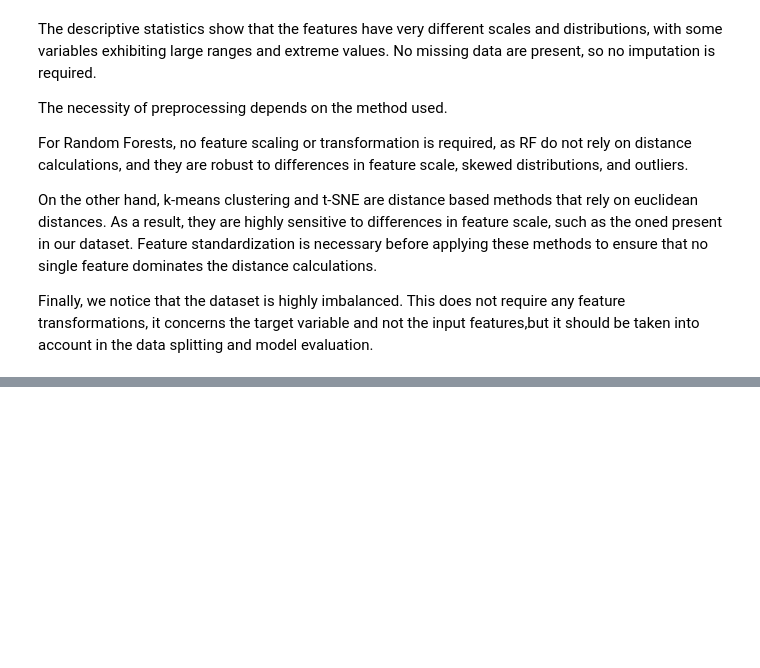
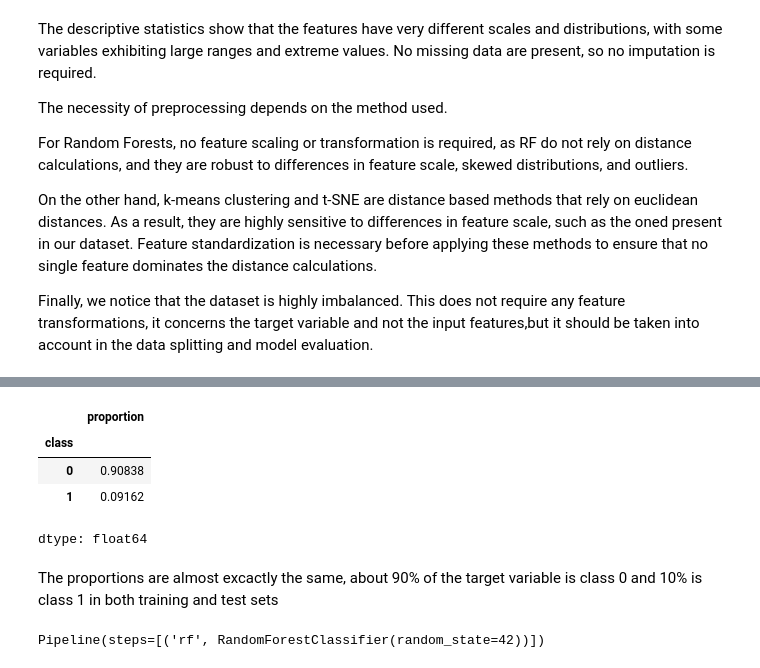
Before and after one commit to giannismantzaris-cmd/DAMA61, a Jupyter notebook: Mantzaris_WA3.ipynb, the cells around one changed output, grey strips where cells are left out. Drawn from its saved outputs; the diff is of its cells as text; code cells hidden in the pictures; blank space fills up the shorter version.

```diff
--- a/Mantzaris_WA3.ipynb
+++ b/Mantzaris_WA3.ipynb
@@ -335,0 +368,16 @@ Finally, we notice that the dataset is highly imbalanced. This does not require
+# %%
+y_test.value_counts(normalize=True)
+# %% [output]
+|  | proportion |
+| class |  |
+| 0 | 0.90838 |
+| 1 | 0.09162 |
+dtype: float64
+# %% [markdown]
+The proportions are almost excactly the same, about 90% of the target variable is class 0 and 10% is class 1 in both training and test sets
+# %%
+#design a pipeline consisting of all necessary preprocessing followed by a Random Forest classifier.
+rf_pipe = Pipeline(steps=[("rf", RandomForestClassifier(random_state=42,))])
+rf_pipe
+# %% [output]
+Pipeline(steps=[('rf', RandomForestClassifier(random_state=42))])
```
Also changed, not shown: parts of 14 cells of this notebook.
